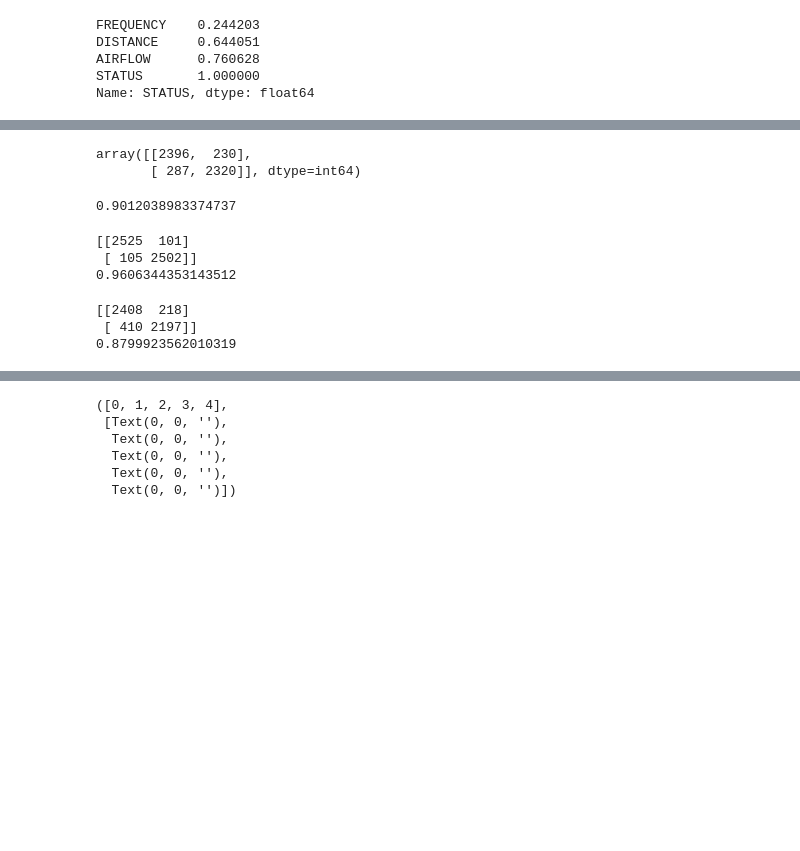
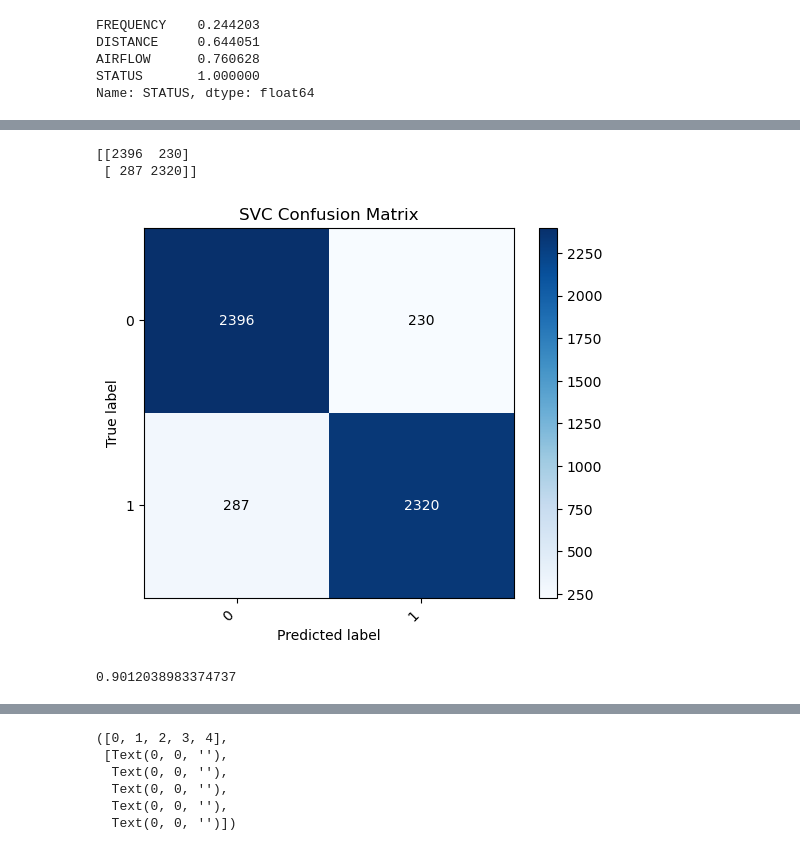
Before and after one commit to Henrique-O-S/Acoustic_Fire_Extinguisher_Success_Predictor, a Jupyter notebook: Acoustic_Extinguisher_Fire_Dataset/notebook.ipynb, the cells around one changed output, grey strips where cells are left out. Drawn from its saved outputs; the diff is of its cells as text; code cells hidden in the pictures; blank space fills up the shorter version.

```diff
--- a/Acoustic_Extinguisher_Fire_Dataset/notebook.ipynb
+++ b/Acoustic_Extinguisher_Fire_Dataset/notebook.ipynb
@@ -365,43 +390,38 @@ X_test= st_x.transform(X_test)
 classifier = SVC(kernel='linear', random_state=0)
 classifier.fit(X_train, y_train)
 y_pred= classifier.predict(X_test)
-# %%
-confusion_matrix(y_test,y_pred)
-# %% [output]
-array([[2396,  230],
-       [ 287, 2320]], dtype=int64)
+# %%
+cm_svc = confusion_matrix(y_test,y_pred)
+print(cm_svc)
+
+labels = np.unique(y_test)
+fig, ax = plt.subplots()
+im = ax.imshow(cm_svc, interpolation="nearest", cmap=plt.cm.Blues)
+ax.figure.colorbar(im, ax=ax)
+
+# Set labels and title
+ax.set(xticks=np.arange(cm_svc.shape[1]),
+       yticks=np.arange(cm_svc.shape[0]),
+       xticklabels=labels, yticklabels=labels,
+       xlabel="Predicted label",
+       ylabel="True label",
+       title="SVC Confusion Matrix")
+plt.xticks(rotation=45, ha="right")
+
+# Loop over data dimensions and create text annotations.
+for i in range(cm_svc.shape[0]):
+    for j in range(cm_svc.shape[1]):
+        ax.text(j, i, format(cm_svc[i, j], "d"),
+                ha="center", va="center",
+                color="white" if cm_svc[i, j] > cm_svc.max() / 2 else "black")
+
+plt.show()
+# %% [output]
+[[2396  230]
+ [ 287 2320]]
+[figure, added]
 # %%
 svc_accuracy = accuracy_score(y_test,y_pred)
 print(svc_accuracy)
 # %% [output]
 0.9012038983374737
-# %%
-#K-NN
-from sklearn.neighbors import KNeighborsClassifier
-knn = KNeighborsClassifier()
-knn.fit(X_train,y_train)
-y_pred = knn.predict(X_test)
-
-print(confusion_matrix(y_test,y_pred))
-
-k_nn_accuracy = accuracy_score(y_test,y_pred)
-print(k_nn_accuracy)
-# %% [output]
-[[2525  101]
- [ 105 2502]]
-0.9606344353143512
-# %%
-#NAIVE BAYES
-from sklearn.naive_bayes import GaussianNB
-gnb = GaussianNB()
-gnb.fit(X_train,y_train)
-y_pred = gnb.predict(X_test)
-
-print(confusion_matrix(y_test,y_pred))
-
-naive_bayes_accuracy = accuracy_score(y_test,y_pred)
-print(naive_bayes_accuracy)
-# %% [output]
-[[2408  218]
- [ 410 2197]]
-0.8799923562010319
```
Also changed, not shown: parts of 13 cells of this notebook.
